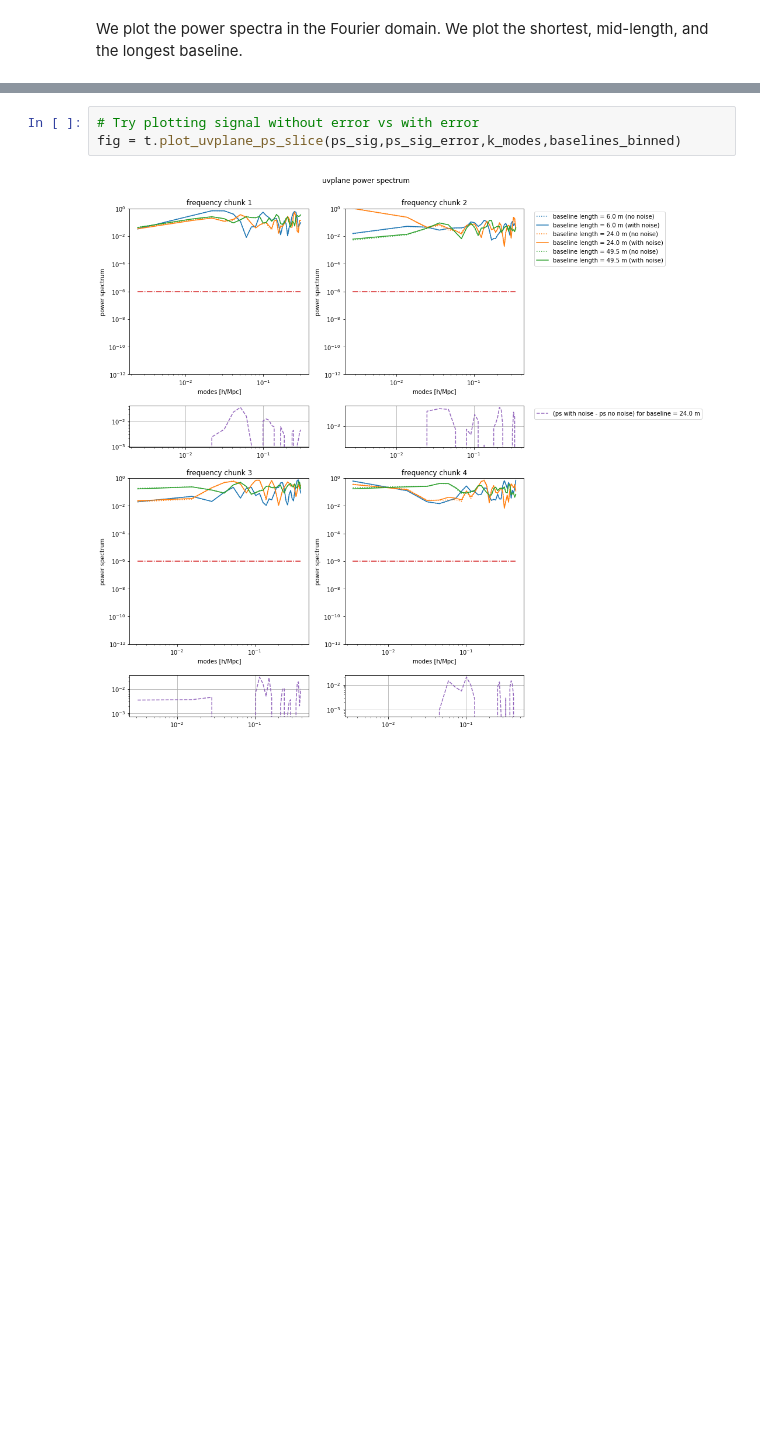
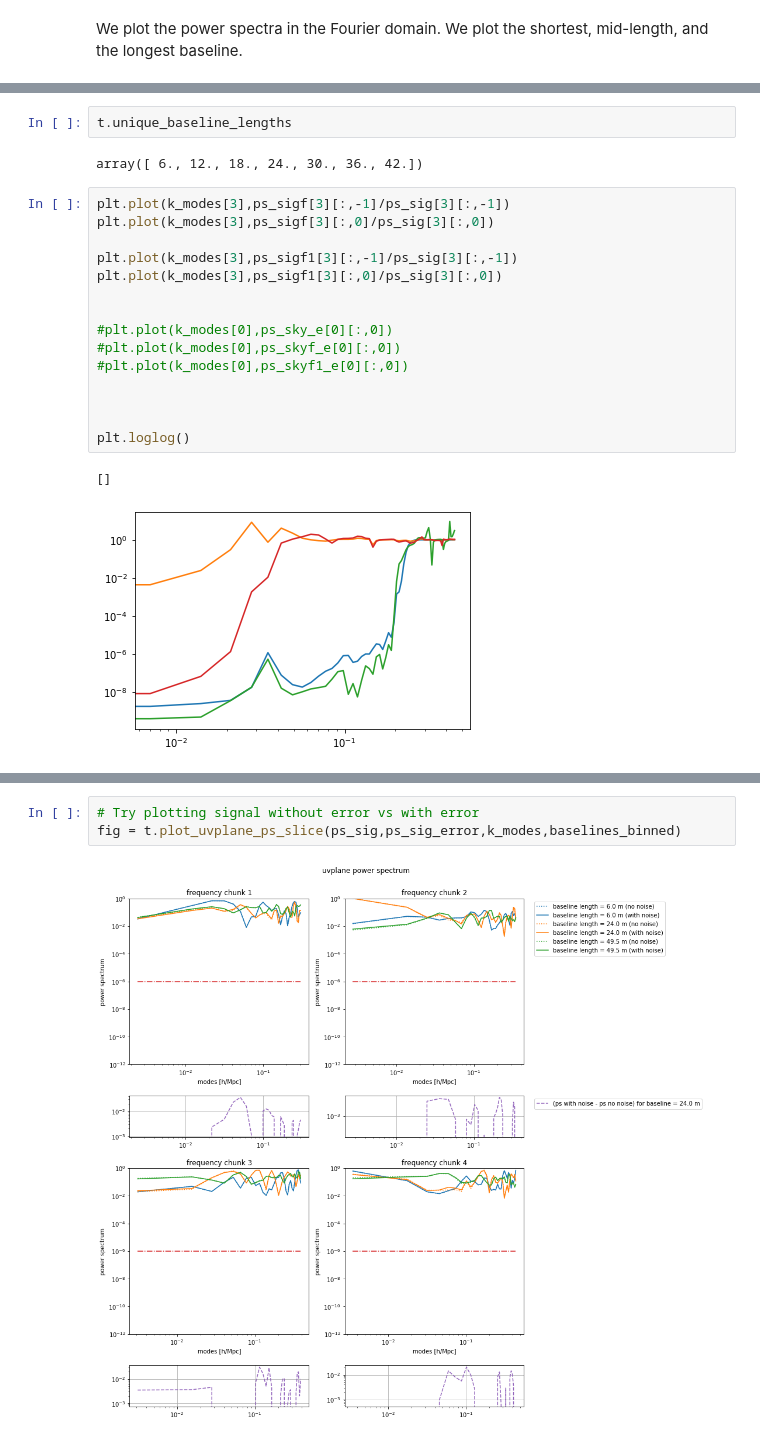
Before and after one commit to yukanak/radio1d, a Jupyter notebook: notebooks/telescope_1d_test_foreground_filtering.ipynb, the cells around one changed output, grey strips where cells are left out. Saved outputs shown, nothing was run; the diff lists cells and outputs as text; blank space fills up the shorter version.

```diff
--- a/notebooks/telescope_1d_test_foreground_filtering.ipynb
+++ b/notebooks/telescope_1d_test_foreground_filtering.ipynb
@@ -63,0 +99,22 @@ Filtered 300 modes.
+# %%
+t.unique_baseline_lengths
+# %% [output]
+array([ 6., 12., 18., 24., 30., 36., 42.])
+# %%
+plt.plot(k_modes[3],ps_sigf[3][:,-1]/ps_sig[3][:,-1])
+plt.plot(k_modes[3],ps_sigf[3][:,0]/ps_sig[3][:,0])
+
+plt.plot(k_modes[3],ps_sigf1[3][:,-1]/ps_sig[3][:,-1])
+plt.plot(k_modes[3],ps_sigf1[3][:,0]/ps_sig[3][:,0])
+
+
+#plt.plot(k_modes[0],ps_sky_e[0][:,0])
+#plt.plot(k_modes[0],ps_skyf_e[0][:,0])
+#plt.plot(k_modes[0],ps_skyf1_e[0][:,0])
+
+
+
+plt.loglog()
+# %% [output]
+[]
+[figure, added]
```
Also changed, not shown: parts of 7 cells of this notebook, 1 other file.
